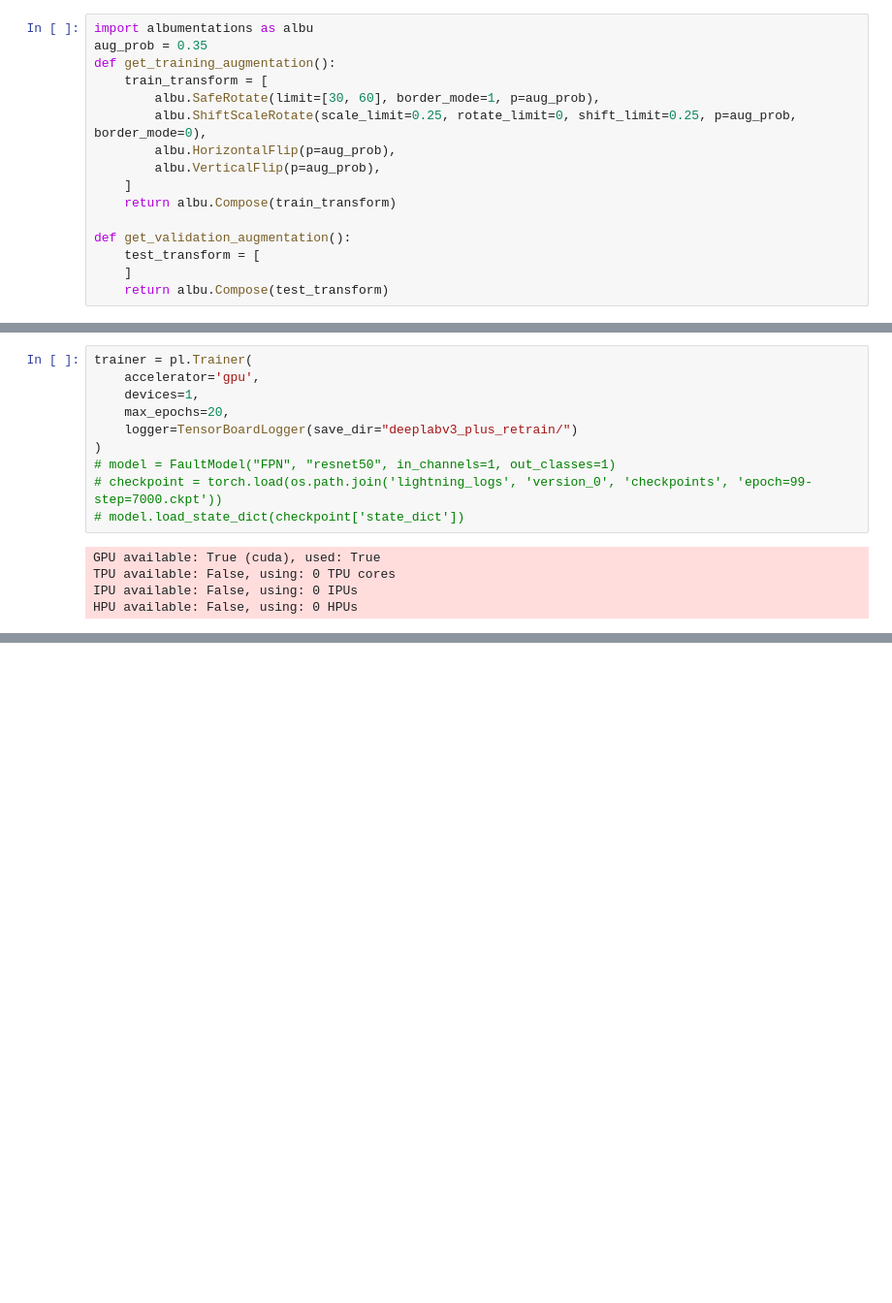
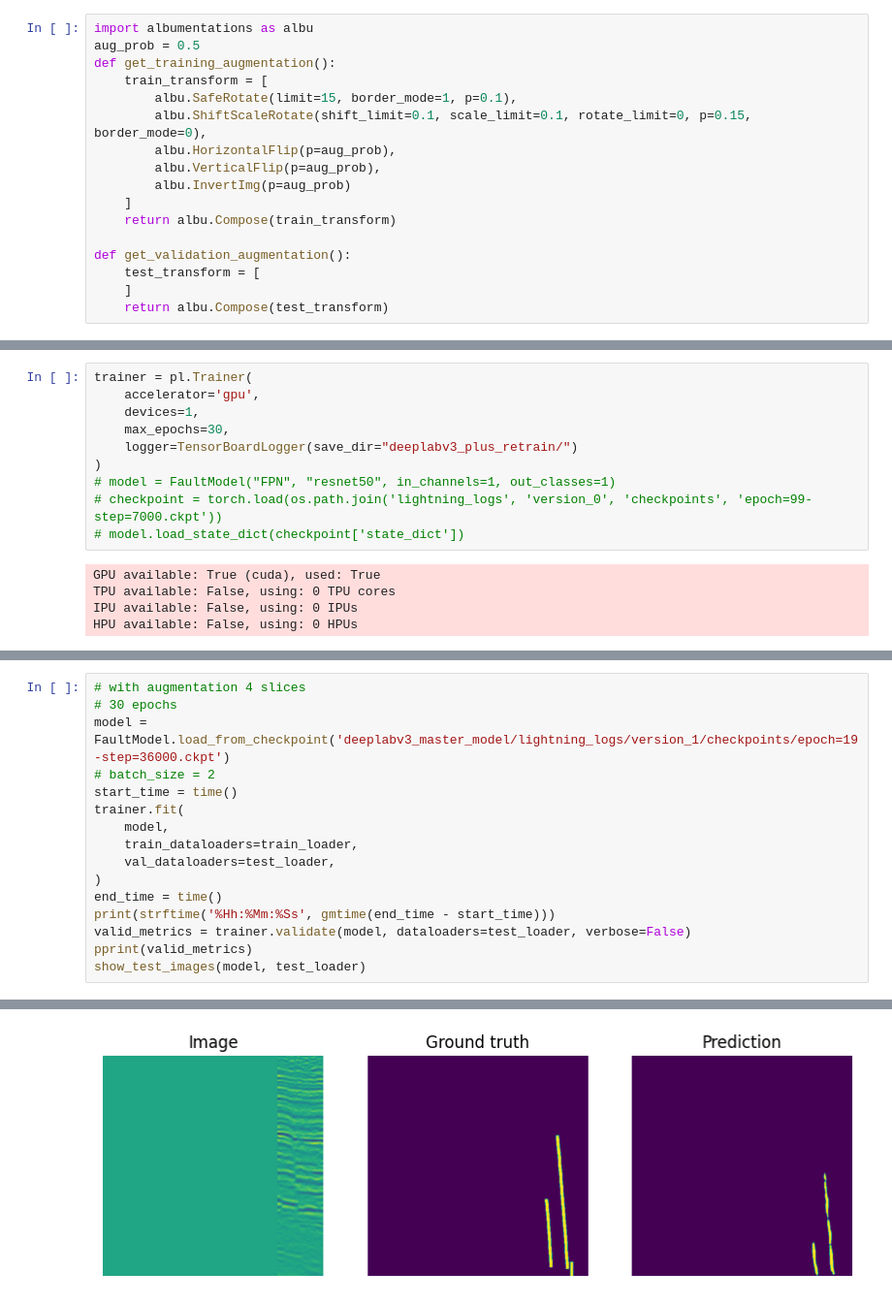
Before and after one commit to WandrV1/rosneft, a Jupyter notebook: additional cube/deeplabv3plus retrain.ipynb, the cells around one changed output, grey strips where cells are left out. Shown at 97% size. Cells and saved outputs as stored; diff of their text form; blank space fills up the shorter version.

```diff
--- a/additional cube/deeplabv3plus retrain.ipynb
+++ b/additional cube/deeplabv3plus retrain.ipynb
@@ -96,13 +97,14 @@ def get_validation_augmentation():
     return albu.Compose(test_transform)
 # %%
 import albumentations as albu
-aug_prob = 0.35
+aug_prob = 0.5
 def get_training_augmentation():
     train_transform = [
-        albu.SafeRotate(limit=[30, 60], border_mode=1, p=aug_prob),
-        albu.ShiftScaleRotate(scale_limit=0.25, rotate_limit=0, shift_limit=0.25, p=aug_prob, border_mode=0),
+        albu.SafeRotate(limit=15, border_mode=1, p=0.1),
+        albu.ShiftScaleRotate(shift_limit=0.1, scale_limit=0.1, rotate_limit=0, p=0.15, border_mode=0),
         albu.HorizontalFlip(p=aug_prob),
         albu.VerticalFlip(p=aug_prob),
+        albu.InvertImg(p=aug_prob)
     ]
     return albu.Compose(train_transform)
 
@@ -269,7 +271,7 @@ test_loader = DataLoader(test_dataset, batch_size=BATCH_SIZE, shuffle=False)
 trainer = pl.Trainer(
     accelerator='gpu',
     devices=1,
-    max_epochs=20,
+    max_epochs=30,
     logger=TensorBoardLogger(save_dir="deeplabv3_plus_retrain/")
 )
 # model = FaultModel("FPN", "resnet50", in_channels=1, out_classes=1)
@@ -349,2 +353,19 @@ LOCAL_RANK: 0 - CUDA_VISIBLE_DEVICES: [0]
 [figure]
 [figure]
+# %%
+# with augmentation 4 slices
+# 30 epochs
+model = FaultModel.load_from_checkpoint('deeplabv3_master_model/lightning_logs/version_1/checkpoints/epoch=19-step=36000.ckpt')
+# batch_size = 2
+start_time = time()
+trainer.fit(
+    model,
+    train_dataloaders=train_loader,
+    val_dataloaders=test_loader,
+)
+end_time = time()
+print(strftime('%Hh:%Mm:%Ss', gmtime(end_time - start_time)))
+valid_metrics = trainer.validate(model, dataloaders=test_loader, verbose=False)
+pprint(valid_metrics)
+show_test_images(model, test_loader)
+# %% [output]
@@ -350,0 +388 @@ LOCAL_RANK: 0 - CUDA_VISIBLE_DEVICES: [0]
+[figure, added]
```
Also changed, not shown: parts of 12 cells of this notebook, 4 other files.
